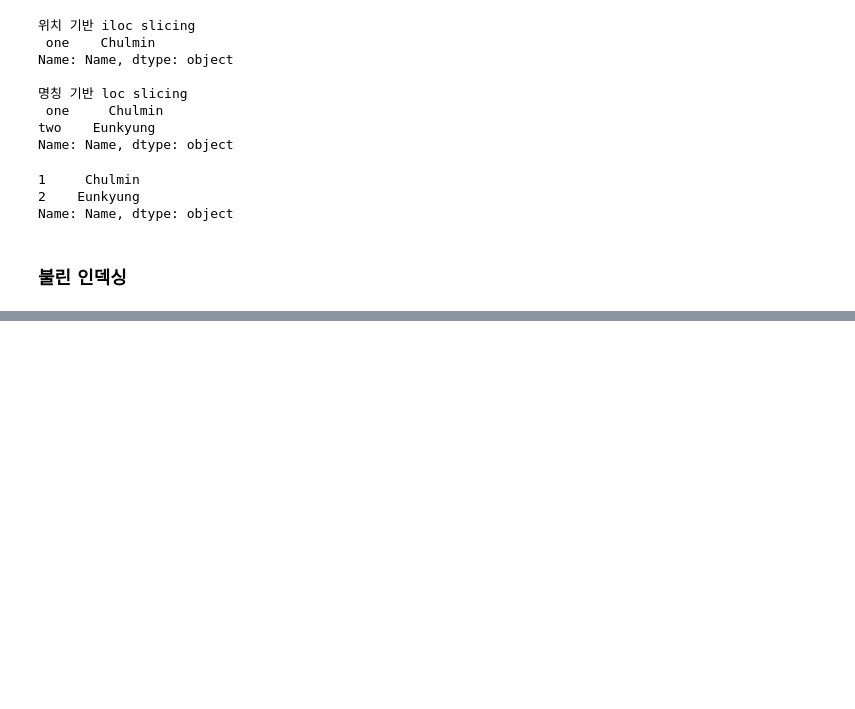
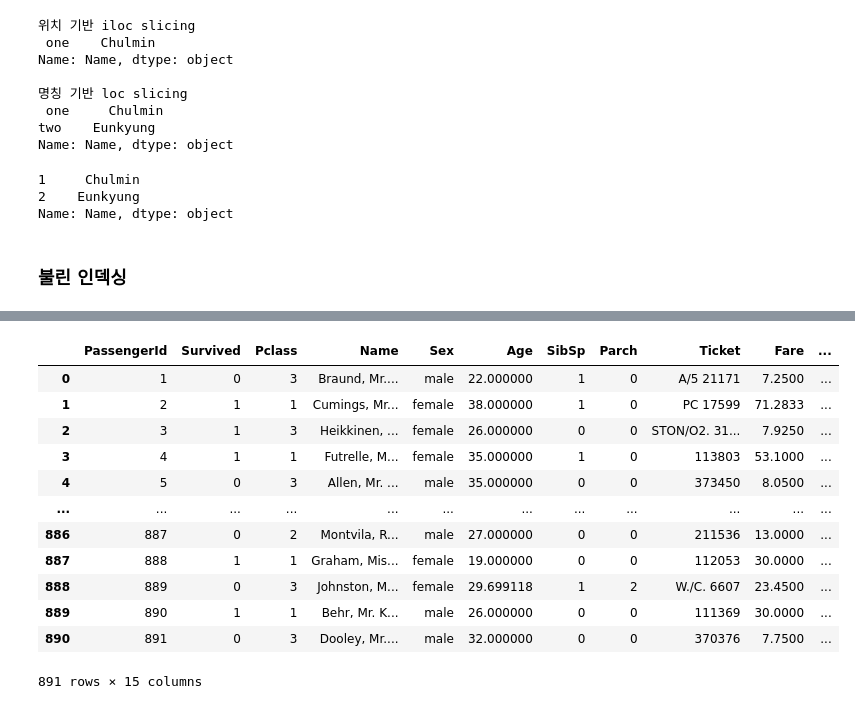
Before and after one commit to easycastle/Machine-Learning-Study, a Jupyter notebook: Data_Handling/Pandas-Basic.ipynb, the cells around one changed output, grey strips where cells are left out. Saved outputs shown, nothing was run; the diff lists cells and outputs as text; code cells hidden in the pictures; blank space fills up the shorter version.

```diff
--- a/Data_Handling/Pandas-Basic.ipynb
+++ b/Data_Handling/Pandas-Basic.ipynb
@@ -478,0 +631,3 @@ Name: Name, dtype: object
+# %%
+titanic_df['Name_len'] = titanic_df['Name'].apply(lambda x : len(x))
+titanic_df[['Name', 'Name_len']].head(3)
@@ -478,0 +639,3 @@ Name: Name, dtype: object
+# %%
+titanic_df['Child_Adult'] = titanic_df['Age'].apply(lambda x : 'Child' if x <= 15 else 'Adult')
+titanic_df[['Age', 'Child_Adult']].head(8)
@@ -478,0 +652,3 @@ Name: Name, dtype: object
+# %%
+titanic_df['Age_Cat'] = titanic_df['Age'].apply(lambda x : 'Child' if x <= 15 else ('Adult' if x <= 60 else 'Elderly'))
+titanic_df['Age_Cat'].value_counts()
@@ -478,0 +660,18 @@ Name: Name, dtype: object
+# %%
+# 나이에 따라 세분화된 분류를 수행하는 함수 생성
+def get_category(age):
+    cat = ''
+    if age <= 5: cat = 'Baby'
+    elif age <= 12: cat = 'Child'
+    elif age <= 18: cat = 'Teenager'
+    elif age <= 25: cat = 'Student'
+    elif age <= 35: cat = 'Young Adult'
+    elif age <= 60: cat = 'Adult'
+    else: cat = 'Elderly'
+
+    return cat
+
+# lambda 식에 위에서 생성한 get_category() 함수를 반환값으로 지정
+# get_category(x)는 입력값으로 'Age' 칼럼 값을 받아서 해당하는 cat 반환
+titanic_df['Age_Cat'] = titanic_df['Age'].apply(lambda x : get_category(x))
+titanic_df[['Age', 'Age_Cat']].head()
@@ -478,0 +685,16 @@ Name: Name, dtype: object
+# %%
+titanic_df
+# %% [output]
+|  | PassengerId | Survived | Pclass | Name | Sex | Age | SibSp | Parch | Ticket | Fare | ... |
+| 0 | 1 | 0 | 3 | Braund, Mr.... | male | 22.000000 | 1 | 0 | A/5 21171 | 7.2500 | ... |
+| 1 | 2 | 1 | 1 | Cumings, Mr... | female | 38.000000 | 1 | 0 | PC 17599 | 71.2833 | ... |
+| 2 | 3 | 1 | 3 | Heikkinen, ... | female | 26.000000 | 0 | 0 | STON/O2. 31... | 7.9250 | ... |
+| 3 | 4 | 1 | 1 | Futrelle, M... | female | 35.000000 | 1 | 0 | 113803 | 53.1000 | ... |
+| 4 | 5 | 0 | 3 | Allen, Mr. ... | male | 35.000000 | 0 | 0 | 373450 | 8.0500 | ... |
+| ... | ... | ... | ... | ... | ... | ... | ... | ... | ... | ... | ... |
+| 886 | 887 | 0 | 2 | Montvila, R... | male | 27.000000 | 0 | 0 | 211536 | 13.0000 | ... |
+| 887 | 888 | 1 | 1 | Graham, Mis... | female | 19.000000 | 0 | 0 | 112053 | 30.0000 | ... |
+| 888 | 889 | 0 | 3 | Johnston, M... | female | 29.699118 | 1 | 2 | W./C. 6607 | 23.4500 | ... |
+| 889 | 890 | 1 | 1 | Behr, Mr. K... | male | 26.000000 | 0 | 0 | 111369 | 30.0000 | ... |
+| 890 | 891 | 0 | 3 | Dooley, Mr.... | male | 32.000000 | 0 | 0 | 370376 | 7.7500 | ... |
+891 rows × 15 columns
```
Also changed, not shown: parts of 36 cells of this notebook, 2 other files.
